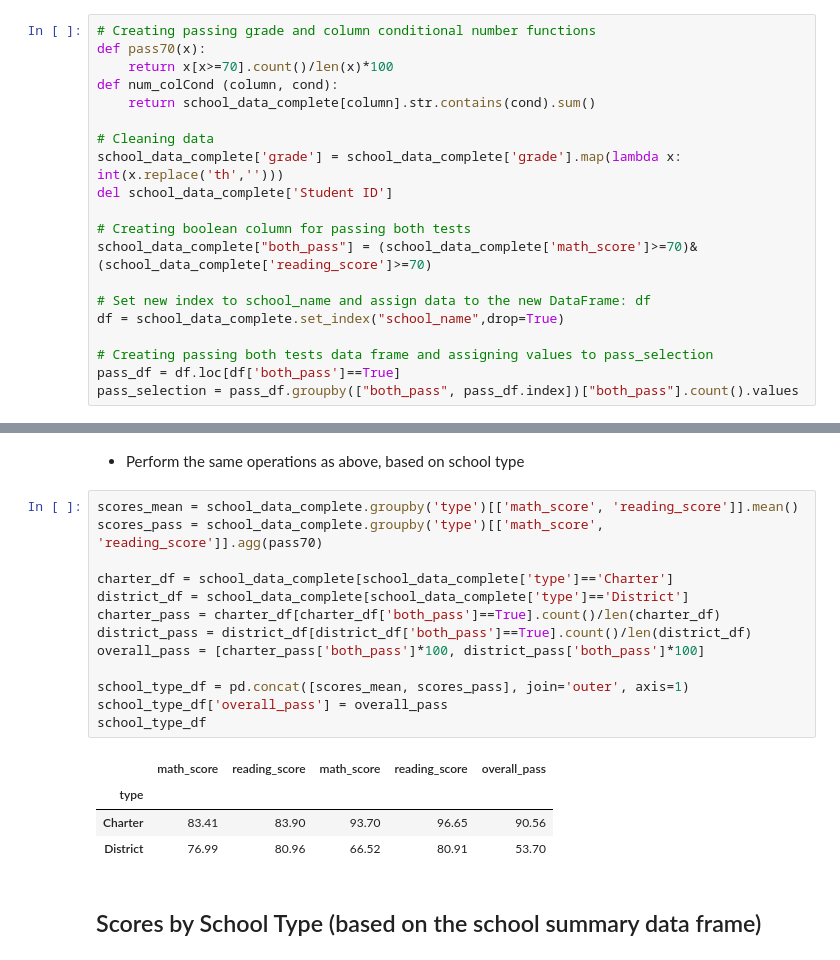
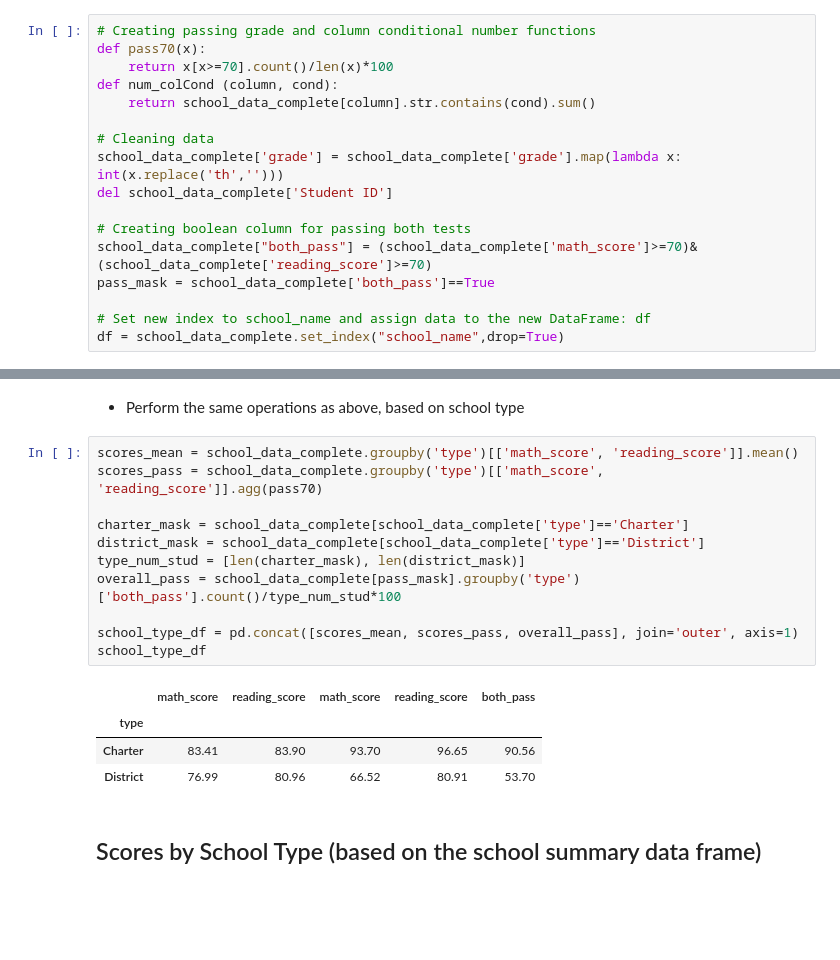
Before and after one commit to OlegRyzhkov2020/pandas-challenge, a Jupyter notebook: PyCitySchools/PyCitySchools_starter.ipynb, the cells around one changed output, grey strips where cells are left out. Drawn from its saved outputs; the diff is of its cells as text; blank space fills up the shorter version.

Commit message:
PyCitySchools Case: code efficiency changes

```diff
--- a/PyCitySchools/PyCitySchools_starter.ipynb
+++ b/PyCitySchools/PyCitySchools_starter.ipynb
@@ -27,11 +27,8 @@ del school_data_complete['Student ID']
 
 # Creating boolean column for passing both tests
 school_data_complete["both_pass"] = (school_data_complete['math_score']>=70)&(school_data_complete['reading_score']>=70)
+pass_mask = school_data_complete['both_pass']==True
 
 # Set new index to school_name and assign data to the new DataFrame: df
 df = school_data_complete.set_index("school_name",drop=True)
-
-# Creating passing both tests data frame and assigning values to pass_selection
-pass_df = df.loc[df['both_pass']==True]
-pass_selection = pass_df.groupby(["both_pass", pass_df.index])["both_pass"].count().values
 # %% [markdown]
@@ -278,18 +275,16 @@ size_df
 # %%
 scores_mean = school_data_complete.groupby('type')[['math_score', 'reading_score']].mean()
 scores_pass = school_data_complete.groupby('type')[['math_score', 'reading_score']].agg(pass70)
 
-charter_df = school_data_complete[school_data_complete['type']=='Charter']
-district_df = school_data_complete[school_data_complete['type']=='District']
-charter_pass = charter_df[charter_df['both_pass']==True].count()/len(charter_df)
-district_pass = district_df[district_df['both_pass']==True].count()/len(district_df)
-overall_pass = [charter_pass['both_pass']*100, district_pass['both_pass']*100]
+charter_mask = school_data_complete[school_data_complete['type']=='Charter']
+district_mask = school_data_complete[school_data_complete['type']=='District']
+type_num_stud = [len(charter_mask), len(district_mask)]
+overall_pass = school_data_complete[pass_mask].groupby('type')['both_pass'].count()/type_num_stud*100
 
-school_type_df = pd.concat([scores_mean, scores_pass], join='outer', axis=1)
-school_type_df['overall_pass'] = overall_pass
+school_type_df = pd.concat([scores_mean, scores_pass, overall_pass], join='outer', axis=1)
 school_type_df
 # %% [output]
-|  | math_score | reading_score | math_score | reading_score | overall_pass |
+|  | math_score | reading_score | math_score | reading_score | both_pass |
 | type |  |  |  |  |  |
 | Charter | 83.41 | 83.90 | 93.70 | 96.65 | 90.56 |
 | District | 76.99 | 80.96 | 66.52 | 80.91 | 53.70 |
```
Also changed, not shown: parts of 3 cells of this notebook.
